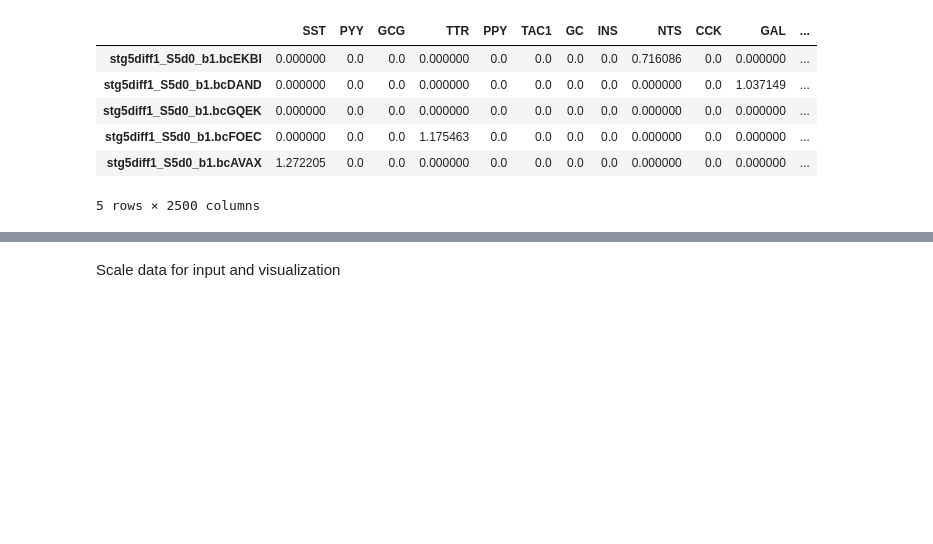
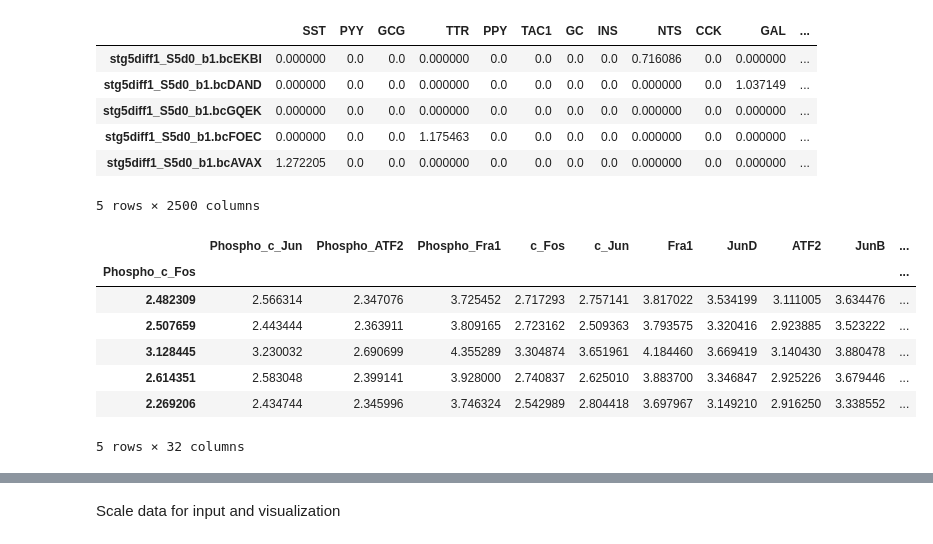
Before and after one commit to zkhodakarami/prescient-fork, a Jupyter notebook: Copy_of_prescient_demo.ipynb, the cells around one changed output, grey strips where cells are left out. Drawn from its saved outputs; the diff is of its cells as text; code cells hidden in the pictures; blank space fills up the shorter version.

```diff
--- a/Copy_of_prescient_demo.ipynb
+++ b/Copy_of_prescient_demo.ipynb
@@ -163,6 +182,20 @@ expr.head()
 | stg5diff1_S5d0_b1.bcFOEC | 0.000000 | 0.0 | 0.0 | 1.175463 | 0.0 | 0.0 | 0.0 | 0.0 | 0.000000 | 0.0 | 0.000000 | ... |
 | stg5diff1_S5d0_b1.bcAVAX | 1.272205 | 0.0 | 0.0 | 0.000000 | 0.0 | 0.0 | 0.0 | 0.0 | 0.000000 | 0.0 | 0.000000 | ... |
 5 rows × 2500 columns
+# %%
+import pandas as pd
+expr2 = pd.read_csv("/content/drive/MyDrive/NF/DGB_20181016_COLO858_updated_20200519_filtered.csv", index_col=0)
+# %%
+expr2.head()
+# %% [output]
+|  | Phospho_c_Jun | Phospho_ATF2 | Phospho_Fra1 | c_Fos | c_Jun | Fra1 | JunD | ATF2 | JunB | ... |
+| Phospho_c_Fos |  |  |  |  |  |  |  |  |  | ... |
+| 2.482309 | 2.566314 | 2.347076 | 3.725452 | 2.717293 | 2.757141 | 3.817022 | 3.534199 | 3.111005 | 3.634476 | ... |
+| 2.507659 | 2.443444 | 2.363911 | 3.809165 | 2.723162 | 2.509363 | 3.793575 | 3.320416 | 2.923885 | 3.523222 | ... |
+| 3.128445 | 3.230032 | 2.690699 | 4.355289 | 3.304874 | 3.651961 | 4.184460 | 3.669419 | 3.140430 | 3.880478 | ... |
+| 2.614351 | 2.583048 | 2.399141 | 3.928000 | 2.740837 | 2.625010 | 3.883700 | 3.346847 | 2.925226 | 3.679446 | ... |
+| 2.269206 | 2.434744 | 2.345996 | 3.746324 | 2.542989 | 2.804418 | 3.697967 | 3.149210 | 2.916250 | 3.338552 | ... |
+5 rows × 32 columns
 # %%
 metadata = pd.read_csv("Veres2019/GSE114412_Stage_5.all.cell_metadata.csv", index_col = 0)
 metadata.head()
```
Also changed, not shown: parts of 10 cells of this notebook.
